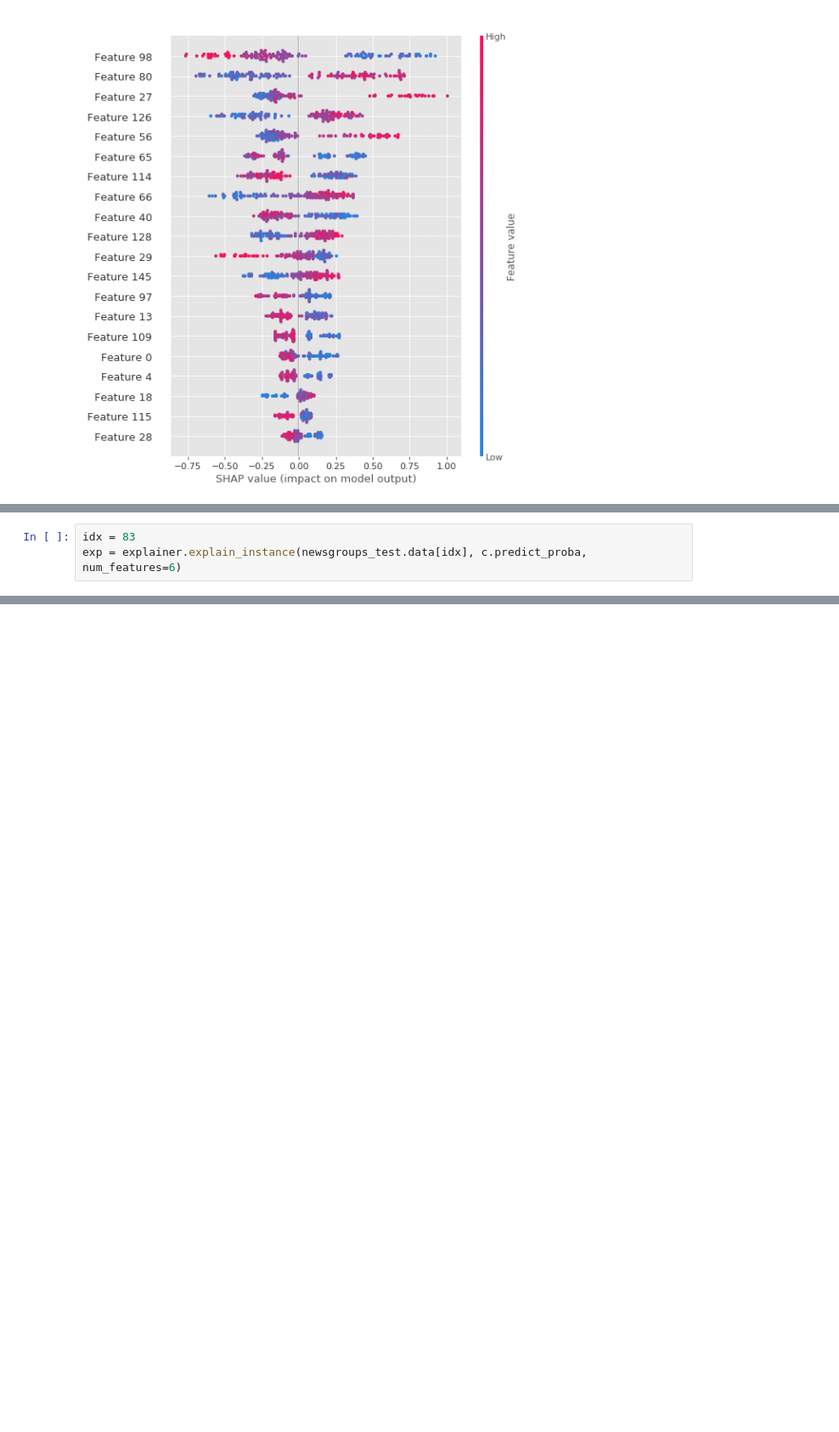
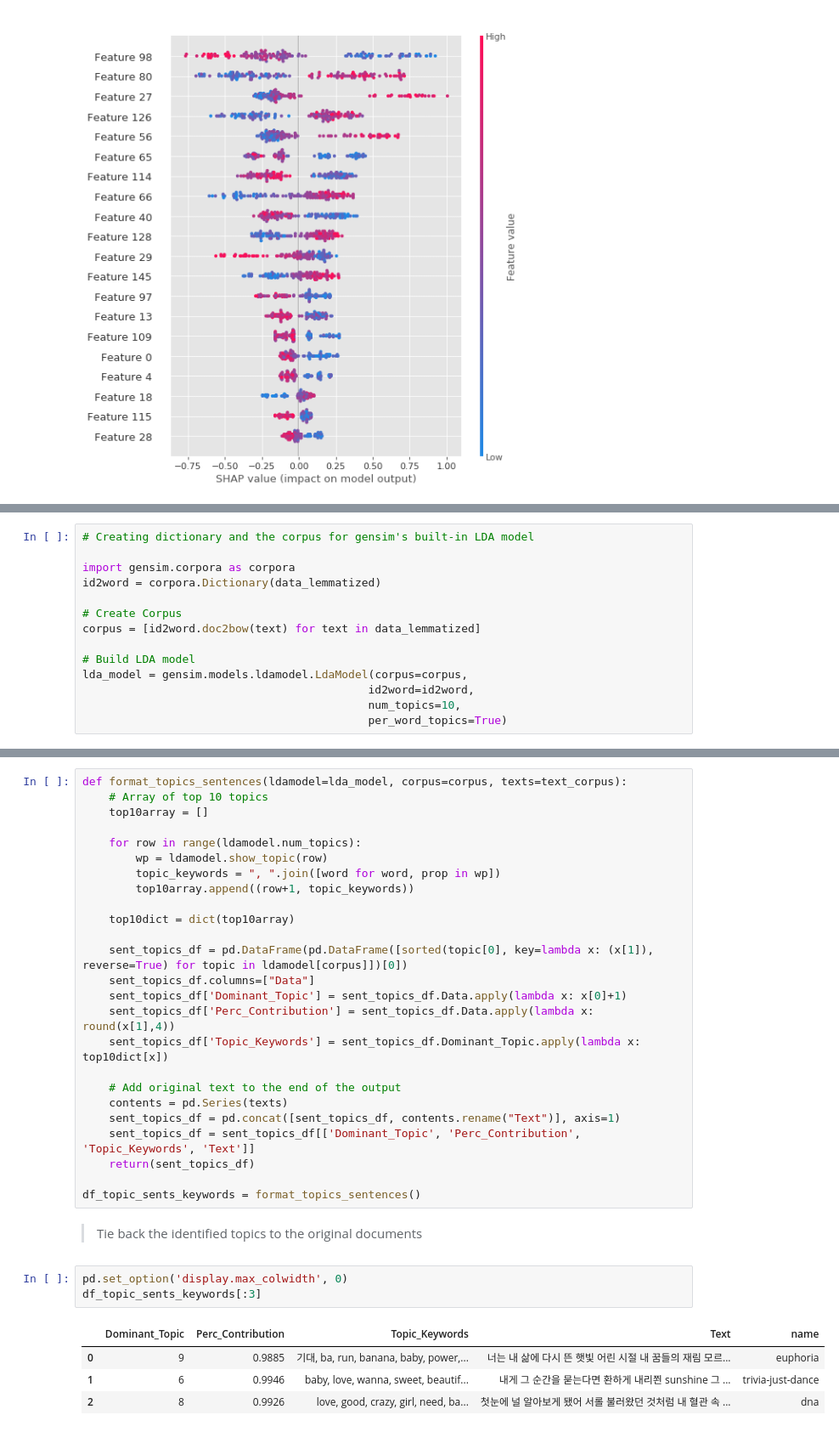
Before and after one commit to haebichan/kpopclassifier, a Jupyter notebook: KpopClassifier.ipynb, the cells around one changed output, grey strips where cells are left out. Shown at 85% size. Drawn from its saved outputs; the diff is of its cells as text; blank space fills up the shorter version.

```diff
--- a/KpopClassifier.ipynb
+++ b/KpopClassifier.ipynb
@@ -655,3 +557,0 @@ c = make_pipeline(vectorizer, rf)
-# %%
-idx = 83
-exp = explainer.explain_instance(newsgroups_test.data[idx], c.predict_proba, num_features=6)
@@ -989,0 +615,14 @@ df.groupby('artist_name').agg({'neg':'mean', 'neu':'mean','pos':'mean','compound
+# %%
+# Creating dictionary and the corpus for gensim's built-in LDA model
+
+import gensim.corpora as corpora
+id2word = corpora.Dictionary(data_lemmatized)
+
+# Create Corpus
+corpus = [id2word.doc2bow(text) for text in data_lemmatized]
+
+# Build LDA model
+lda_model = gensim.models.ldamodel.LdaModel(corpus=corpus,
+                                           id2word=id2word,
+                                           num_topics=10,
+                                           per_word_topics=True)
@@ -989,0 +696,35 @@ df.groupby('artist_name').agg({'neg':'mean', 'neu':'mean','pos':'mean','compound
+# %%
+def format_topics_sentences(ldamodel=lda_model, corpus=corpus, texts=text_corpus):
+    # Array of top 10 topics
+    top10array = []
+
+    for row in range(ldamodel.num_topics):
+        wp = ldamodel.show_topic(row)
+        topic_keywords = ", ".join([word for word, prop in wp])
+        top10array.append((row+1, topic_keywords))
+
+    top10dict = dict(top10array)
+
+    sent_topics_df = pd.DataFrame(pd.DataFrame([sorted(topic[0], key=lambda x: (x[1]), reverse=True) for topic in ldamodel[corpus]])[0])
+    sent_topics_df.columns=["Data"]
+    sent_topics_df['Dominant_Topic'] = sent_topics_df.Data.apply(lambda x: x[0]+1)
+    sent_topics_df['Perc_Contribution'] = sent_topics_df.Data.apply(lambda x: round(x[1],4))
+    sent_topics_df['Topic_Keywords'] = sent_topics_df.Dominant_Topic.apply(lambda x: top10dict[x])
+
+    # Add original text to the end of the output
+    contents = pd.Series(texts)
+    sent_topics_df = pd.concat([sent_topics_df, contents.rename("Text")], axis=1)
+    sent_topics_df = sent_topics_df[['Dominant_Topic', 'Perc_Contribution', 'Topic_Keywords', 'Text']]
+    return(sent_topics_df)
+
+df_topic_sents_keywords = format_topics_sentences()
+# %% [markdown]
+>Tie back the identified topics to the original documents
+# %%
+pd.set_option('display.max_colwidth', 0)
+df_topic_sents_keywords[:3]
+# %% [output]
+|  | Dominant_Topic | Perc_Contribution | Topic_Keywords | Text | name |
+| 0 | 9 | 0.9885 | 기대, ba, run, banana, baby, power,... | 너는 내 삶에 다시 뜬 햇빛 어린 시절 내 꿈들의 재림 모르... | euphoria |
+| 1 | 6 | 0.9946 | baby, love, wanna, sweet, beautif... | 내게 그 순간을 묻는다면 환하게 내리쬔 sunshine 그 ... | trivia-just-dance |
+| 2 | 8 | 0.9926 | love, good, crazy, girl, need, ba... | 첫눈에 널 알아보게 됐어 서롤 불러왔던 것처럼 내 혈관 속 ... | dna |
```
Also changed, not shown: parts of 104 cells of this notebook, 6 other files.
